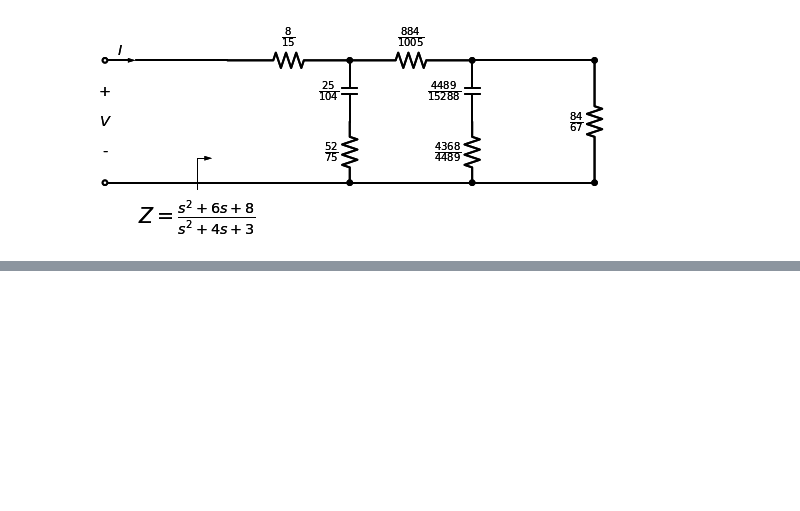
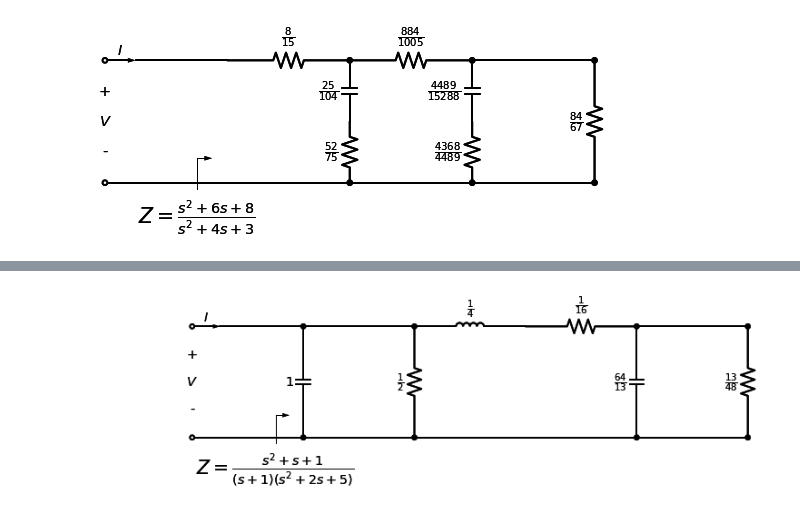
Before and after one commit to JoacoLopezTramullas/TC2, a Jupyter notebook: TS11/TS11.ipynb, the cells around one changed output, grey strips where cells are left out. Saved outputs shown, nothing was run; the diff lists cells and outputs as text; code cells hidden in the pictures; blank space fills up the shorter version.

```diff
--- a/TS11/TS11.ipynb
+++ b/TS11/TS11.ipynb
@@ -75,0 +80,85 @@ display(d)
+# %%
+import sympy as sp
+import splane as tc2
+from schemdraw import Drawing
+from schemdraw.elements import  Resistor, Capacitor, Inductor
+import numpy as np
+
+# Resolución simbólica
+
+s = sp.symbols('s ', complex=True)
+
+ZZ = (s**2+s+1)/(s**2+2*s+5)/(s+1)
+
+# remoción total en infinito de 1/ZZ
+
+Y2, Yc1 = tc2.remover_polo_infinito(1/ZZ)
+
+# Yc1 es la admitancia removida
+# extraigo C1
+C1 = Yc1/s
+
+Ginf = sp.limit(Y2, s, sp.oo)
+G0 = sp.limit(Y2, s, 0)
+
+# remuevo la menor admitancia
+R1 = 1/np.min((Ginf, G0))
+Y4 = sp.factor(sp.simplify(sp.expand(Y2 - 1/R1)))
+
+Z6, Zl1 = tc2.remover_polo_infinito(1/Y4)
+
+# Zl1  es la impedancia removida
+# extraigo L1
+L1 = Zl1/s
+
+# remuevo la menor resistencia
+Rinf = sp.limit(Z6, s, sp.oo)
+R0 = sp.limit(Z6, s, 0)
+R2 = np.min((Rinf, R0))
+Z8 = sp.factor(sp.simplify(sp.expand(Z6 - R2)))
+
+# extraigo C2
+C2 = sp.limit(1/s/Z8, s, sp.oo)
+
+Y10, Yc2 = tc2.remover_polo_infinito(1/Z8)
+# Yc1 es la admitancia removida
+# extraigo C1
+C2 = Yc2/s
+
+R3 = 1/Y10
+
+
+
+# Dibujamos la red resultante:
+
+d = Drawing(unit=4)  # unit=2 makes elements have shorter than normal leads
+
+d = tc2.dibujar_puerto_entrada(d,
+                        voltage_lbl = ('+', '$V$', '-'),
+                        current_lbl = '$I$')
+
+d, zz_lbl = tc2.dibujar_funcion_exc_abajo(d,
+                                          'Z',
+                                          ZZ,
+                                          hacia_salida = True,
+                                          k_gap_width = 0.5)
+
+d = tc2.dibujar_elemento_derivacion(d, Capacitor, C1)
+
+d = tc2.dibujar_espacio_derivacion(d)
+
+d = tc2.dibujar_elemento_derivacion(d, Resistor, R1)
+
+d = tc2.dibujar_elemento_serie(d, Inductor, L1)
+
+d = tc2.dibujar_elemento_serie(d, Resistor, R2)
+
+d = tc2.dibujar_elemento_derivacion(d, Capacitor, C2)
+
+d = tc2.dibujar_espacio_derivacion(d)
+
+d = tc2.dibujar_elemento_derivacion(d, Resistor, R3)
+
+display(d)
+# %% [output]
+[figure, added]
```
Also changed, not shown: parts of 1 cell of this notebook.
